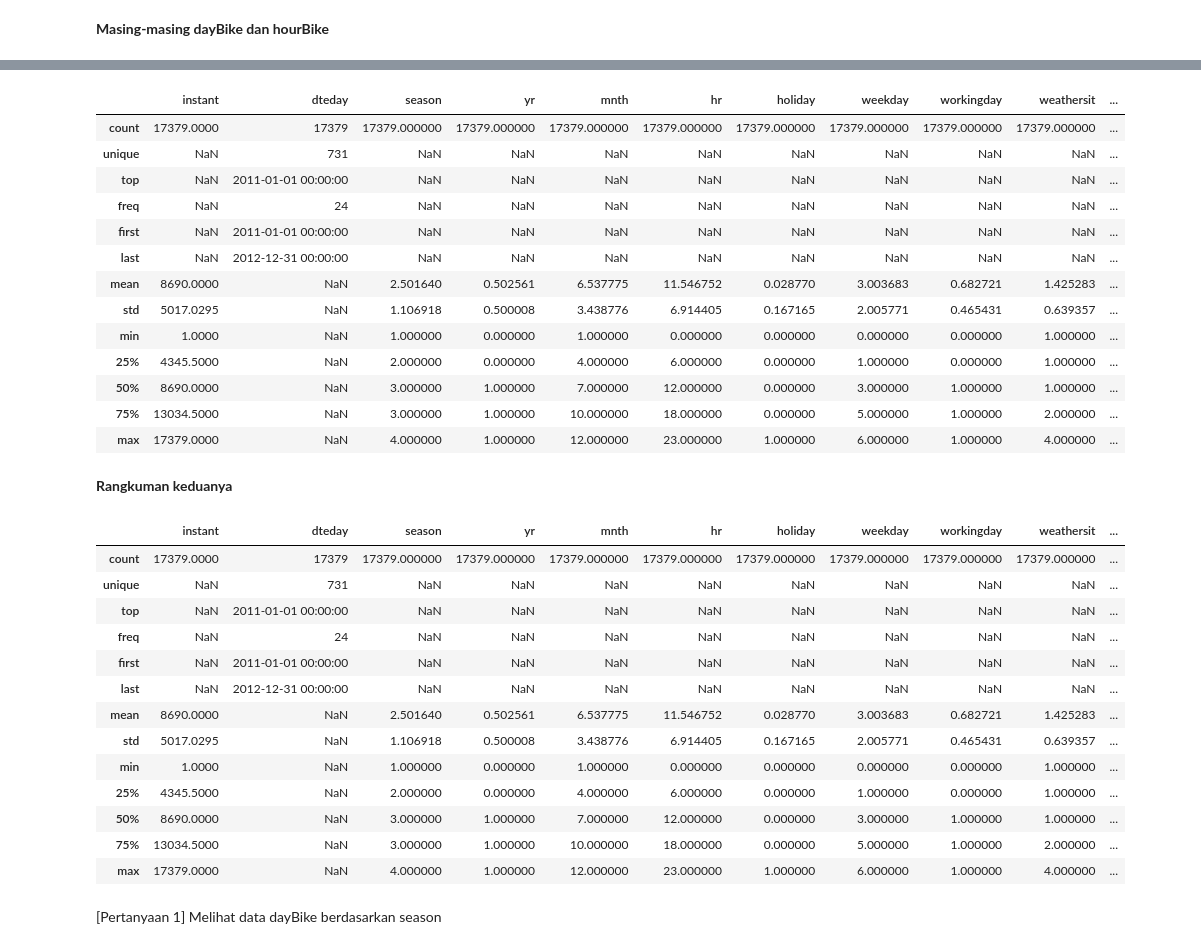
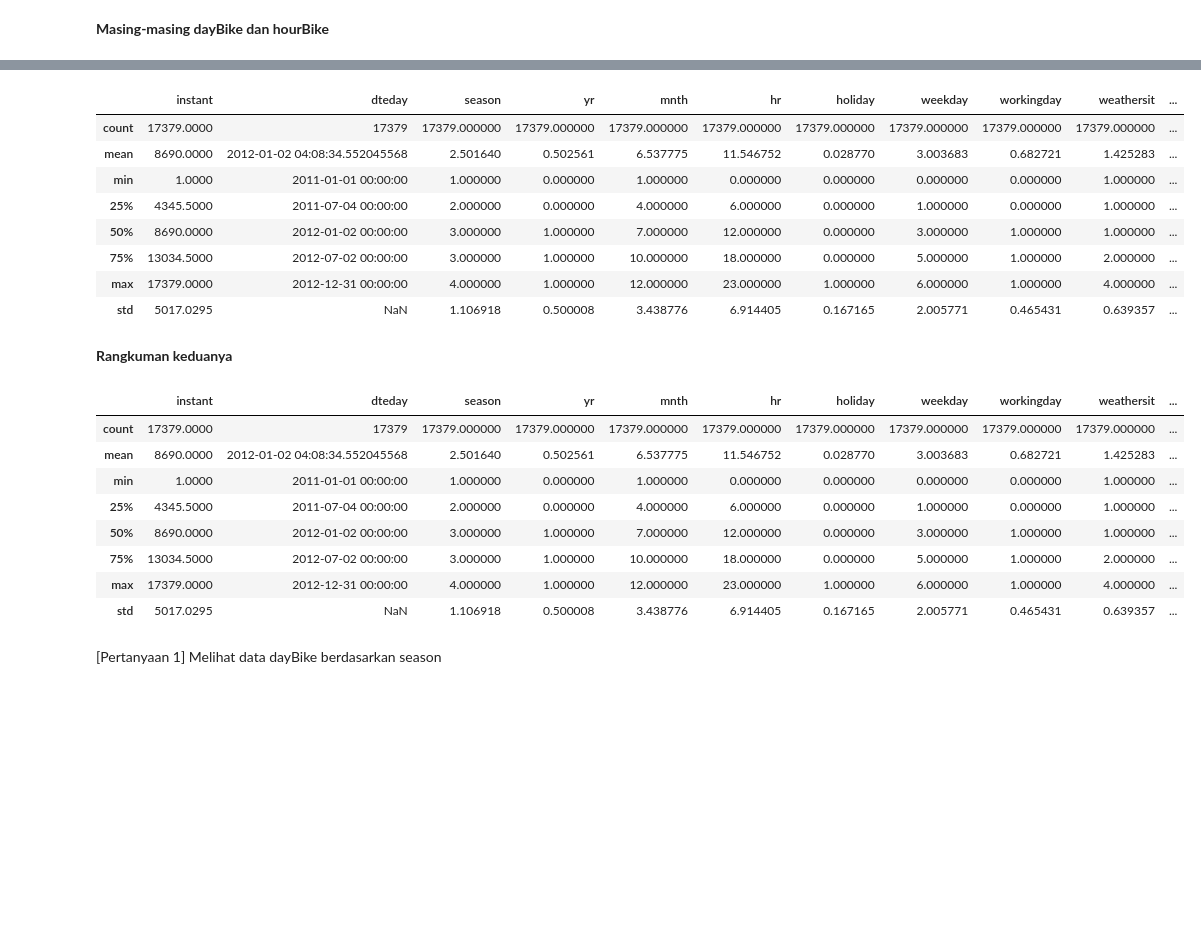
Before and after one commit to azzameong/AnalisisDataDicoding, a Jupyter notebook: Proyek_Analisis_Data.ipynb, the cells around one changed output, grey strips where cells are left out. Drawn from its saved outputs; the diff is of its cells as text; code cells hidden in the pictures; blank space fills up the shorter version.

```diff
--- a/Proyek_Analisis_Data.ipynb
+++ b/Proyek_Analisis_Data.ipynb
@@ -20,7 +20,7 @@ import seaborn as sns
 # %% [markdown]
 ### Gathering Data
 # %%
-dayBike = pd.read_csv("day.csv")
+dayBike = pd.read_csv("https://raw.githubusercontent.com/azzameong/AnalisisDataDicoding/main/Bike-sharing-dataset/day.csv")
 dayBike.head()
 # %% [output]
 |  | instant | dteday | season | yr | mnth | holiday | weekday | workingday | weathersit | temp | ... |
@@ -30,7 +30,7 @@ dayBike.head()
 | 3 | 4 | 2011-01-04 | 1 | 0 | 1 | 0 | 2 | 1 | 1 | 0.200000 | ... |
 | 4 | 5 | 2011-01-05 | 1 | 0 | 1 | 0 | 3 | 1 | 1 | 0.226957 | ... |
 # %%
-hourBike = pd.read_csv("hour.csv")
+hourBike = pd.read_csv("https://raw.githubusercontent.com/azzameong/AnalisisDataDicoding/main/Bike-sharing-dataset/hour.csv")
 hourBike.head()
 # %% [output]
 |  | instant | dteday | season | yr | mnth | hr | holiday | weekday | workingday | weathersit | ... |
@@ -218,40 +213,30 @@ dayBike.describe(include="all")
 # %%
-hourBike.describe(include="all")
+hourBike.describe(include="all", datetime_is_numeric=True)
 # %% [output]
 |  | instant | dteday | season | yr | mnth | hr | holiday | weekday | workingday | weathersit | ... |
 | count | 17379.0000 | 17379 | 17379.000000 | 17379.000000 | 17379.000000 | 17379.000000 | 17379.000000 | 17379.000000 | 17379.000000 | 17379.000000 | ... |
-| unique | NaN | 731 | NaN | NaN | NaN | NaN | NaN | NaN | NaN | NaN | ... |
-| top | NaN | 2011-01-01 00:00:00 | NaN | NaN | NaN | NaN | NaN | NaN | NaN | NaN | ... |
-| freq | NaN | 24 | NaN | NaN | NaN | NaN | NaN | NaN | NaN | NaN | ... |
-| first | NaN | 2011-01-01 00:00:00 | NaN | NaN | NaN | NaN | NaN | NaN | NaN | NaN | ... |
-| last | NaN | 2012-12-31 00:00:00 | NaN | NaN | NaN | NaN | NaN | NaN | NaN | NaN | ... |
-| mean | 8690.0000 | NaN | 2.501640 | 0.502561 | 6.537775 | 11.546752 | 0.028770 | 3.003683 | 0.682721 | 1.425283 | ... |
+| mean | 8690.0000 | 2012-01-02 04:08:34.552045568 | 2.501640 | 0.502561 | 6.537775 | 11.546752 | 0.028770 | 3.003683 | 0.682721 | 1.425283 | ... |
+| min | 1.0000 | 2011-01-01 00:00:00 | 1.000000 | 0.000000 | 1.000000 | 0.000000 | 0.000000 | 0.000000 | 0.000000 | 1.000000 | ... |
+| 25% | 4345.5000 | 2011-07-04 00:00:00 | 2.000000 | 0.000000 | 4.000000 | 6.000000 | 0.000000 | 1.000000 | 0.000000 | 1.000000 | ... |
+| 50% | 8690.0000 | 2012-01-02 00:00:00 | 3.000000 | 1.000000 | 7.000000 | 12.000000 | 0.000000 | 3.000000 | 1.000000 | 1.000000 | ... |
+| 75% | 13034.5000 | 2012-07-02 00:00:00 | 3.000000 | 1.000000 | 10.000000 | 18.000000 | 0.000000 | 5.000000 | 1.000000 | 2.000000 | ... |
+| max | 17379.0000 | 2012-12-31 00:00:00 | 4.000000 | 1.000000 | 12.000000 | 23.000000 | 1.000000 | 6.000000 | 1.000000 | 4.000000 | ... |
 | std | 5017.0295 | NaN | 1.106918 | 0.500008 | 3.438776 | 6.914405 | 0.167165 | 2.005771 | 0.465431 | 0.639357 | ... |
-| min | 1.0000 | NaN | 1.000000 | 0.000000 | 1.000000 | 0.000000 | 0.000000 | 0.000000 | 0.000000 | 1.000000 | ... |
-| 25% | 4345.5000 | NaN | 2.000000 | 0.000000 | 4.000000 | 6.000000 | 0.000000 | 1.000000 | 0.000000 | 1.000000 | ... |
-| 50% | 8690.0000 | NaN | 3.000000 | 1.000000 | 7.000000 | 12.000000 | 0.000000 | 3.000000 | 1.000000 | 1.000000 | ... |
-| 75% | 13034.5000 | NaN | 3.000000 | 1.000000 | 10.000000 | 18.000000 | 0.000000 | 5.000000 | 1.000000 | 2.000000 | ... |
-| max | 17379.0000 | NaN | 4.000000 | 1.000000 | 12.000000 | 23.000000 | 1.000000 | 6.000000 | 1.000000 | 4.000000 | ... |
 # %% [markdown]
 **Rangkuman keduanya**
 # %%
-dayBike.describe(include="all")
-hourBike.describe(include="all")
+dayBike.describe(include="all", datetime_is_numeric=True)
+hourBike.describe(include="all", datetime_is_numeric=True)
 # %% [output]
 |  | instant | dteday | season | yr | mnth | hr | holiday | weekday | workingday | weathersit | ... |
 | count | 17379.0000 | 17379 | 17379.000000 | 17379.000000 | 17379.000000 | 17379.000000 | 17379.000000 | 17379.000000 | 17379.000000 | 17379.000000 | ... |
-| unique | NaN | 731 | NaN | NaN | NaN | NaN | NaN | NaN | NaN | NaN | ... |
-| top | NaN | 2011-01-01 00:00:00 | NaN | NaN | NaN | NaN | NaN | NaN | NaN | NaN | ... |
-| freq | NaN | 24 | NaN | NaN | NaN | NaN | NaN | NaN | NaN | NaN | ... |
-| first | NaN | 2011-01-01 00:00:00 | NaN | NaN | NaN | NaN | NaN | NaN | NaN | NaN | ... |
-| last | NaN | 2012-12-31 00:00:00 | NaN | NaN | NaN | NaN | NaN | NaN | NaN | NaN | ... |
-| mean | 8690.0000 | NaN | 2.501640 | 0.502561 | 6.537775 | 11.546752 | 0.028770 | 3.003683 | 0.682721 | 1.425283 | ... |
+| mean | 8690.0000 | 2012-01-02 04:08:34.552045568 | 2.501640 | 0.502561 | 6.537775 | 11.546752 | 0.028770 | 3.003683 | 0.682721 | 1.425283 | ... |
+| min | 1.0000 | 2011-01-01 00:00:00 | 1.000000 | 0.000000 | 1.000000 | 0.000000 | 0.000000 | 0.000000 | 0.000000 | 1.000000 | ... |
+| 25% | 4345.5000 | 2011-07-04 00:00:00 | 2.000000 | 0.000000 | 4.000000 | 6.000000 | 0.000000 | 1.000000 | 0.000000 | 1.000000 | ... |
+| 50% | 8690.0000 | 2012-01-02 00:00:00 | 3.000000 | 1.000000 | 7.000000 | 12.000000 | 0.000000 | 3.000000 | 1.000000 | 1.000000 | ... |
+| 75% | 13034.5000 | 2012-07-02 00:00:00 | 3.000000 | 1.000000 | 10.000000 | 18.000000 | 0.000000 | 5.000000 | 1.000000 | 2.000000 | ... |
+| max | 17379.0000 | 2012-12-31 00:00:00 | 4.000000 | 1.000000 | 12.000000 | 23.000000 | 1.000000 | 6.000000 | 1.000000 | 4.000000 | ... |
 | std | 5017.0295 | NaN | 1.106918 | 0.500008 | 3.438776 | 6.914405 | 0.167165 | 2.005771 | 0.465431 | 0.639357 | ... |
-| min | 1.0000 | NaN | 1.000000 | 0.000000 | 1.000000 | 0.000000 | 0.000000 | 0.000000 | 0.000000 | 1.000000 | ... |
-| 25% | 4345.5000 | NaN | 2.000000 | 0.000000 | 4.000000 | 6.000000 | 0.000000 | 1.000000 | 0.000000 | 1.000000 | ... |
-| 50% | 8690.0000 | NaN | 3.000000 | 1.000000 | 7.000000 | 12.000000 | 0.000000 | 3.000000 | 1.000000 | 1.000000 | ... |
-| 75% | 13034.5000 | NaN | 3.000000 | 1.000000 | 10.000000 | 18.000000 | 0.000000 | 5.000000 | 1.000000 | 2.000000 | ... |
-| max | 17379.0000 | NaN | 4.000000 | 1.000000 | 12.000000 | 23.000000 | 1.000000 | 6.000000 | 1.000000 | 4.000000 | ... |
 # %% [markdown]
 [Pertanyaan 1] Melihat data dayBike berdasarkan season
 # %%
```
Also changed, not shown: parts of 1 cell of this notebook.
